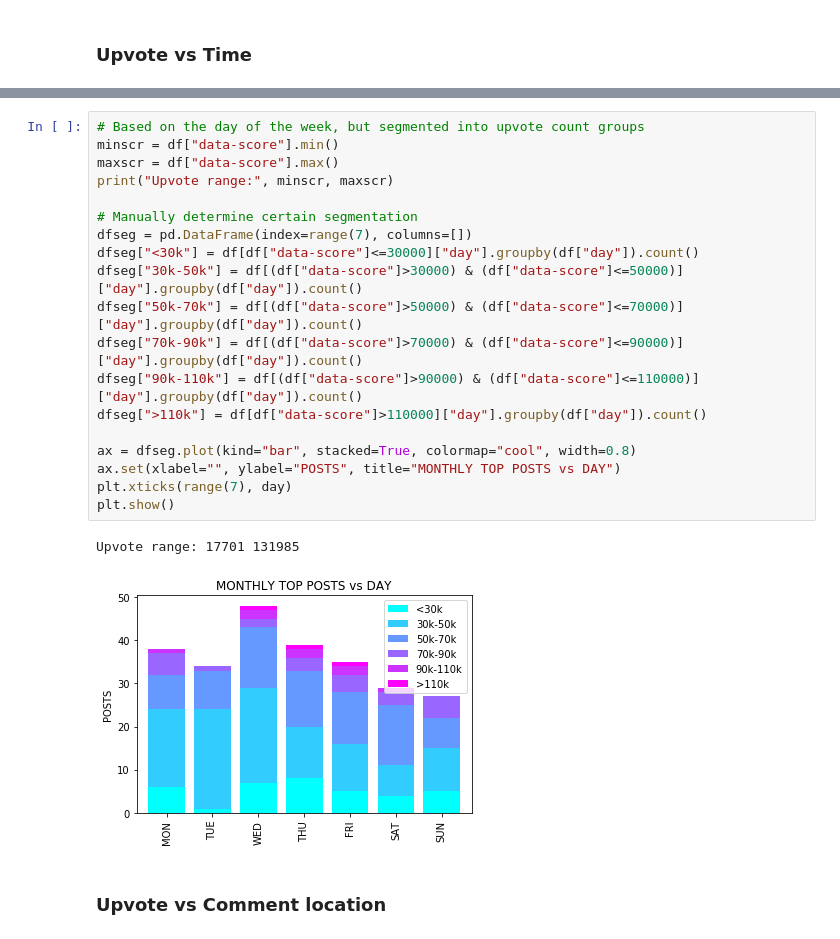
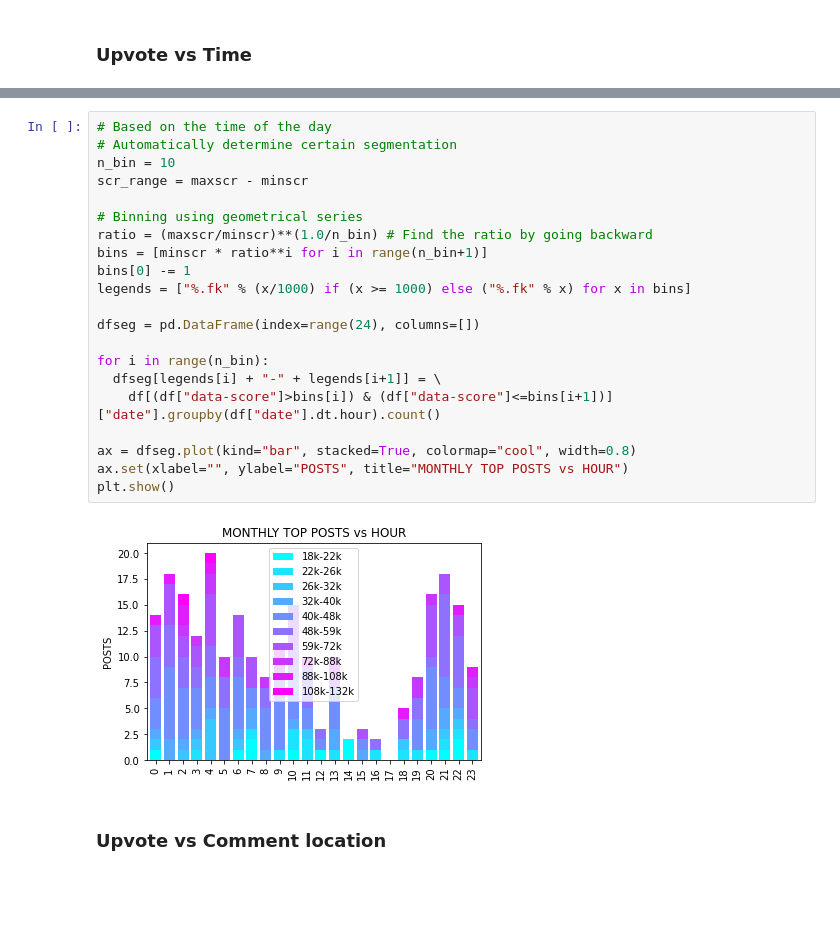
Before and after one commit to ldtalent/dafa-reddit-visualization-and-analytic, a Jupyter notebook: Reddit_Visualize.ipynb, the cells around one changed output, grey strips where cells are left out. Drawn from its saved outputs; the diff is of its cells as text; blank space fills up the shorter version.

```diff
--- a/Reddit_Visualize.ipynb
+++ b/Reddit_Visualize.ipynb
@@ -155,25 +190,26 @@ plt.show()
-# %%
-# Based on the day of the week, but segmented into upvote count groups
-minscr = df["data-score"].min()
-maxscr = df["data-score"].max()
-print("Upvote range:", minscr, maxscr)
-
-# Manually determine certain segmentation
-dfseg = pd.DataFrame(index=range(7), columns=[])
-dfseg["<30k"] = df[df["data-score"]<=30000]["day"].groupby(df["day"]).count()
-dfseg["30k-50k"] = df[(df["data-score"]>30000) & (df["data-score"]<=50000)]["day"].groupby(df["day"]).count()
-dfseg["50k-70k"] = df[(df["data-score"]>50000) & (df["data-score"]<=70000)]["day"].groupby(df["day"]).count()
-dfseg["70k-90k"] = df[(df["data-score"]>70000) & (df["data-score"]<=90000)]["day"].groupby(df["day"]).count()
-dfseg["90k-110k"] = df[(df["data-score"]>90000) & (df["data-score"]<=110000)]["day"].groupby(df["day"]).count()
-dfseg[">110k"] = df[df["data-score"]>110000]["day"].groupby(df["day"]).count()
-
-ax = dfseg.plot(kind="bar", stacked=True, colormap="cool", width=0.8)
-ax.set(xlabel="", ylabel="POSTS", title="MONTHLY TOP POSTS vs DAY")
-plt.xticks(range(7), day)
-plt.show()
-# %% [output]
-Upvote range: 17701 131985
-[figure, removed]
+# %%
+# Based on the time of the day
+# Automatically determine certain segmentation
+n_bin = 10
+scr_range = maxscr - minscr
+
+# Binning using geometrical series
+ratio = (maxscr/minscr)**(1.0/n_bin) # Find the ratio by going backward
+bins = [minscr * ratio**i for i in range(n_bin+1)]
+bins[0] -= 1
+legends = ["%.fk" % (x/1000) if (x >= 1000) else ("%.fk" % x) for x in bins]
+
+dfseg = pd.DataFrame(index=range(24), columns=[])
+
+for i in range(n_bin):
+  dfseg[legends[i] + "-" + legends[i+1]] = \
+    df[(df["data-score"]>bins[i]) & (df["data-score"]<=bins[i+1])]["date"].groupby(df["date"].dt.hour).count()
+
+ax = dfseg.plot(kind="bar", stacked=True, colormap="cool", width=0.8)
+ax.set(xlabel="", ylabel="POSTS", title="MONTHLY TOP POSTS vs HOUR")
+plt.show()
+# %% [output]
+[figure, added]
 # %% [markdown]
 ### Upvote vs Comment location
 # %%
```
Also changed, not shown: parts of 15 cells of this notebook.
